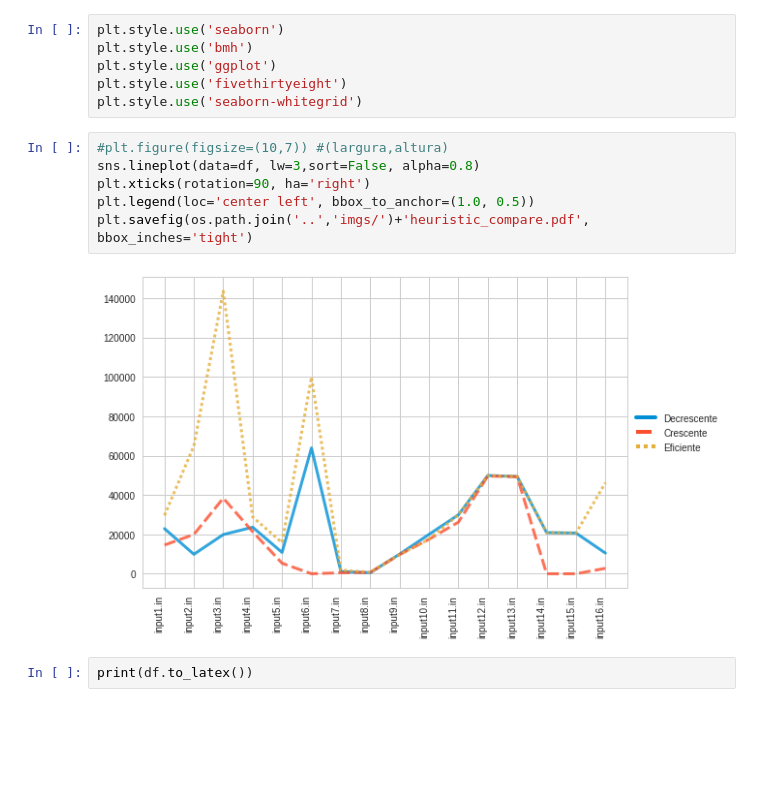
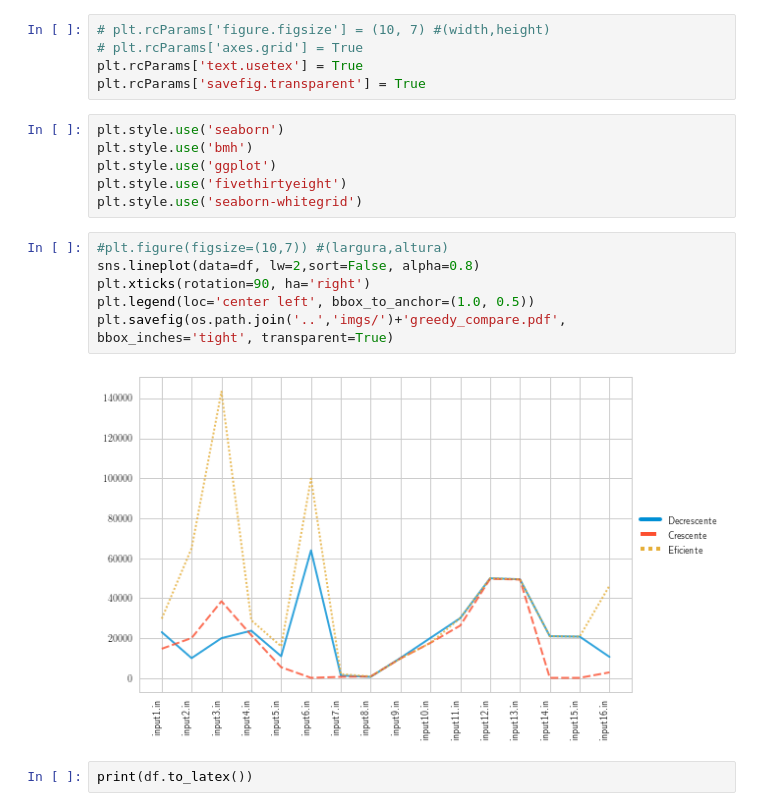
Before and after one commit to danbailo/T1-Teoria-Computacao, a Jupyter notebook: src/Trabalho 1 - Teoria da Computação.ipynb, the cells around one changed output. Drawn from its saved outputs; the diff is of its cells as text; blank space fills up the shorter version.

```diff
--- a/src/Trabalho 1 - Teoria da Computação.ipynb
+++ b/src/Trabalho 1 - Teoria da Computação.ipynb
@@ -62,3 +60,8 @@ https://matplotlib.org/3.1.1/gallery/style_sheets/style_sheets_reference.html
+# %%
+# plt.rcParams['figure.figsize'] = (10, 7) #(width,height)
+# plt.rcParams['axes.grid'] = True
+plt.rcParams['text.usetex'] = True
+plt.rcParams['savefig.transparent'] = True
 # %%
 plt.style.use('seaborn')
 plt.style.use('bmh')
@@ -67,12 +70,12 @@ plt.style.use('fivethirtyeight')
 plt.style.use('seaborn-whitegrid')
 # %%
 #plt.figure(figsize=(10,7)) #(largura,altura)
-sns.lineplot(data=df, lw=3,sort=False, alpha=0.8)
+sns.lineplot(data=df, lw=2,sort=False, alpha=0.8)
 plt.xticks(rotation=90, ha='right')
 plt.legend(loc='center left', bbox_to_anchor=(1.0, 0.5))
-plt.savefig(os.path.join('..','imgs/')+'heuristic_compare.pdf', bbox_inches='tight')
+plt.savefig(os.path.join('..','imgs/')+'greedy_compare.pdf', bbox_inches='tight', transparent=True)
 # %% [output]
-[figure, old version]
+[figure, new version]
 # %%
 print(df.to_latex())
 # %% [output]
```
Also changed, not shown: parts of 18 cells of this notebook, 1 other file.
